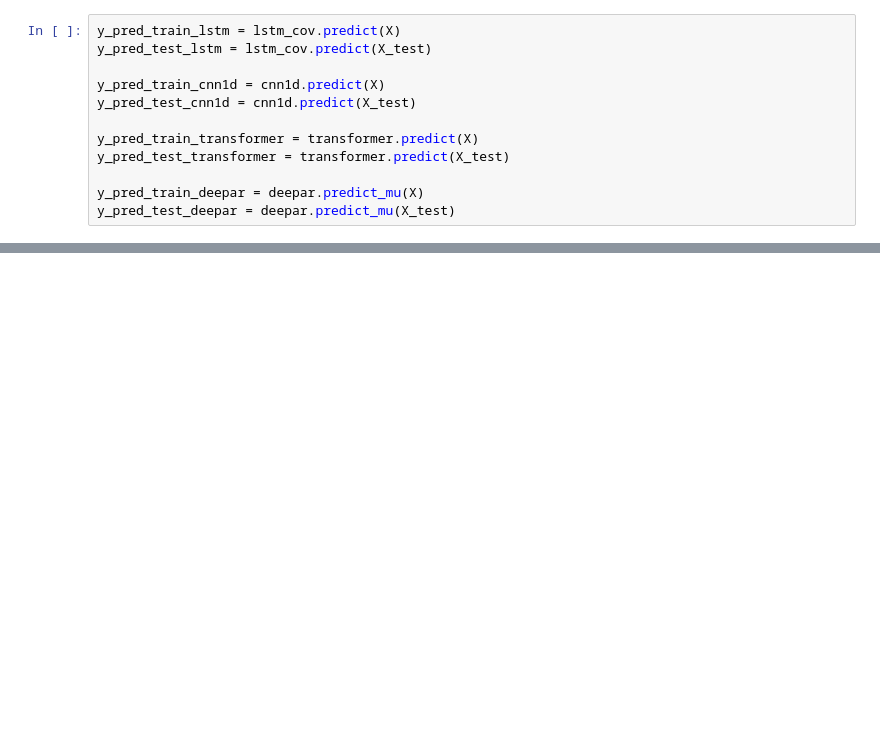
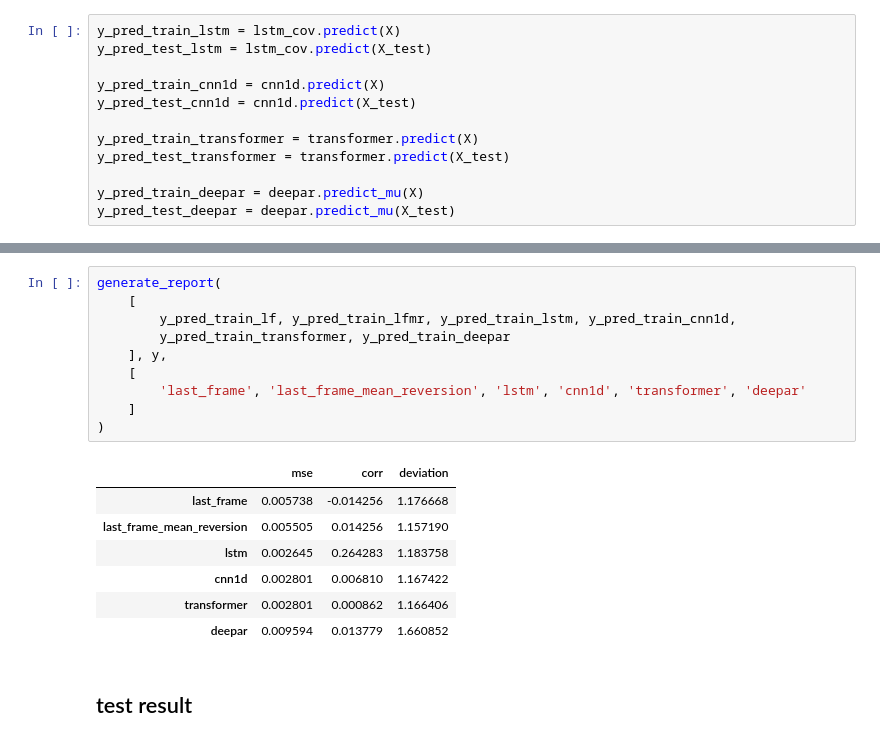
Before and after one commit to JimmyGoo/6000proj2, a Jupyter notebook: model_compare.ipynb, the cells around one changed output, grey strips where cells are left out. Saved outputs shown, nothing was run; the diff lists cells and outputs as text; blank space fills up the shorter version.

```diff
--- a/model_compare.ipynb
+++ b/model_compare.ipynb
@@ -305,3 +302,23 @@ ax_train, mse_df_train = plot_mse(
+# %%
+generate_report(
+    [
+        y_pred_train_lf, y_pred_train_lfmr, y_pred_train_lstm, y_pred_train_cnn1d,
+        y_pred_train_transformer, y_pred_train_deepar
+    ], y,
+    [
+        'last_frame', 'last_frame_mean_reversion', 'lstm', 'cnn1d', 'transformer', 'deepar'
+    ]
+)
+# %% [output]
+|  | mse | corr | deviation |
+| last_frame | 0.005738 | -0.014256 | 1.176668 |
+| last_frame_mean_reversion | 0.005505 | 0.014256 | 1.157190 |
+| lstm | 0.002645 | 0.264283 | 1.183758 |
+| cnn1d | 0.002801 | 0.006810 | 1.167422 |
+| transformer | 0.002801 | 0.000862 | 1.166406 |
+| deepar | 0.009594 | 0.013779 | 1.660852 |
+# %% [markdown]
+## test result
 # %%
 ax_test, mse_df_test = plot_mse(
     [
```
Also changed, not shown: parts of 9 cells of this notebook, 3 other files.
